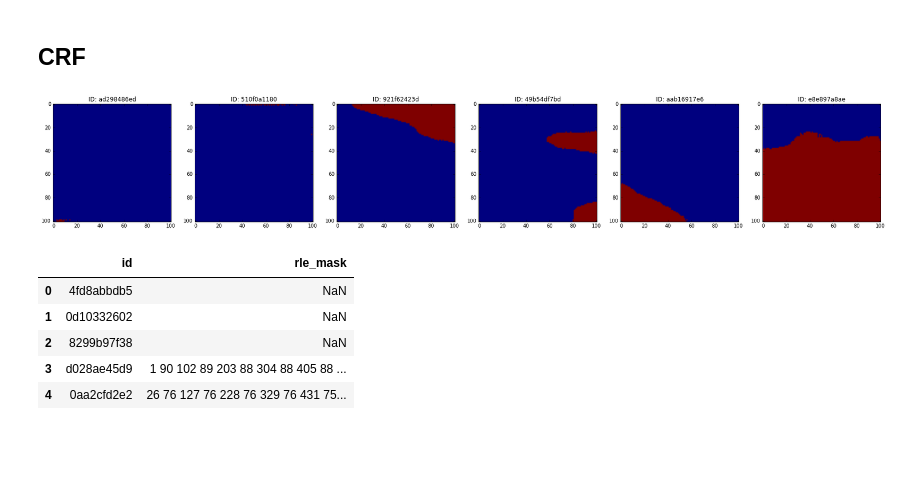
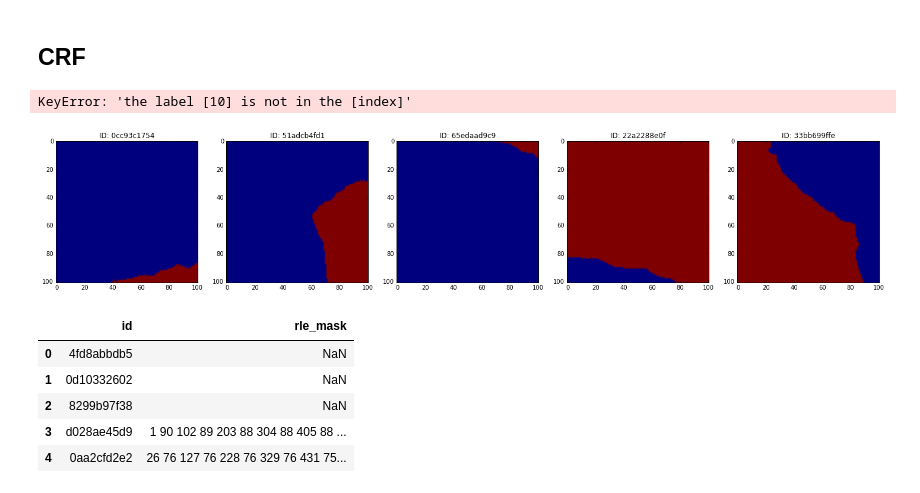
Before and after one commit to yusuke0324/tgs-salt-identification, a Jupyter notebook: make_submission.ipynb, the cells around one changed output. Drawn from its saved outputs; the diff is of its cells as text; code cells hidden in the pictures; blank space fills up the shorter version.

```diff
--- a/make_submission.ipynb
+++ b/make_submission.ipynb
@@ -29,6 +28,21 @@ model = load_model('./log/2018_0808_0240/best_weights.hdf5', custom_objects={
     'true_positive_rate':train_util.true_positive_rate,
     'iou_coef':train_util.iou_coef
 })
+# %%
+import sys
+
+sys.path.append('../keras-deeplab-v3-plus/')
+#deep lab load
+from model import relu6, BilinearUpsampling
+model = load_model('./log/2018_0808_2341/best_weights.hdf5', custom_objects={
+    'dice_p_bce':train_util.dice_p_bce,
+    'dice_coef':train_util.dice_coef,
+    'true_positive_rate':train_util.true_positive_rate,
+    'iou_coef':train_util.iou_coef,
+    'mean_iou_threshold':train_util.mean_iou_threshold,
+    'relu6':relu6,
+    'BilinearUpsampling':BilinearUpsampling
+})
 # %%
 #since numpy array is Mutable, by ref
 _, X_feat_test_norm = train_util.norm_X_feat(X_feat_train, X_feat_test)
@@ -432,33 +447,34 @@ def rle_decode(mask_rle, shape=(101, 101)):
     ends = starts + lengths
     img = np.zeros(shape[0]*shape[1], dtype=np.uint8)
     for lo, hi in zip(starts, ends):
         img[lo:hi] = 1
     return img.reshape(shape)
 
 
 
 
 
 """
 reading and decoding the submission
 
 """
-df = pd.read_csv('./submission/submission11.csv')[:10]
+df = pd.read_csv('./submission/submission12.csv')[:10]
 i = 0
 j = 0
 plt.figure(figsize=(30,15))
 plt.subplots_adjust(bottom=0.2, top=0.8, hspace=0.2)  #adjust this to change vertical and horiz. spacings..
 # Visualizing the predicted outputs
 while True:
     if str(df.loc[i,'rle_mask'])!=str(np.nan):
         decoded_mask = rle_decode(df.loc[i,'rle_mask'])
         plt.subplot(1,6,j+1)
         plt.imshow(decoded_mask)
         plt.title('ID: '+df.loc[i,'id'])
         j = j + 1
         if j>5:
             break
     i = i + 1
 # %% [output]
+KeyError: 'the label [10] is not in the [index]'
-[figure, old version]
+[figure, new version]
 # %%
```
Also changed, not shown: parts of 6 cells of this notebook, 6 other files.
